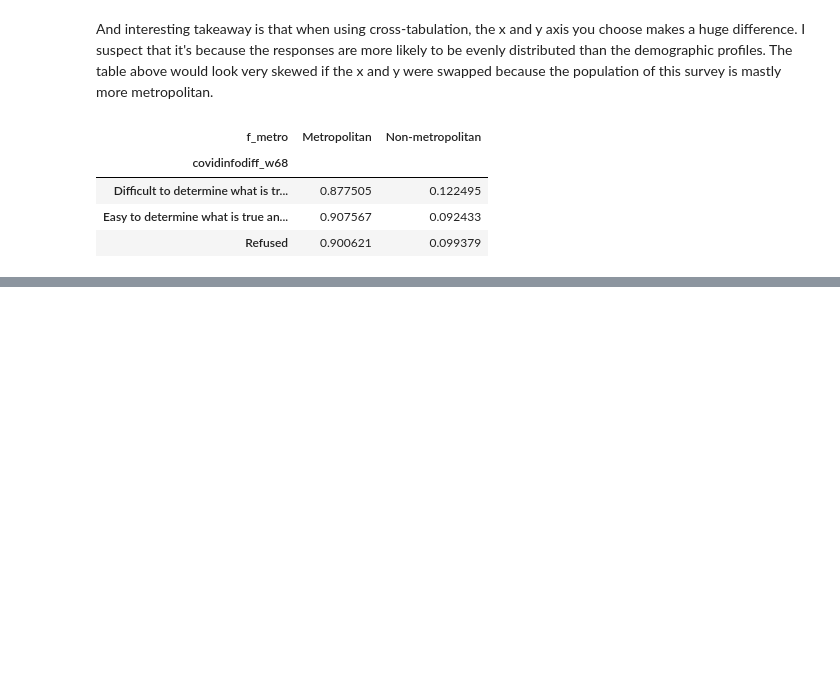
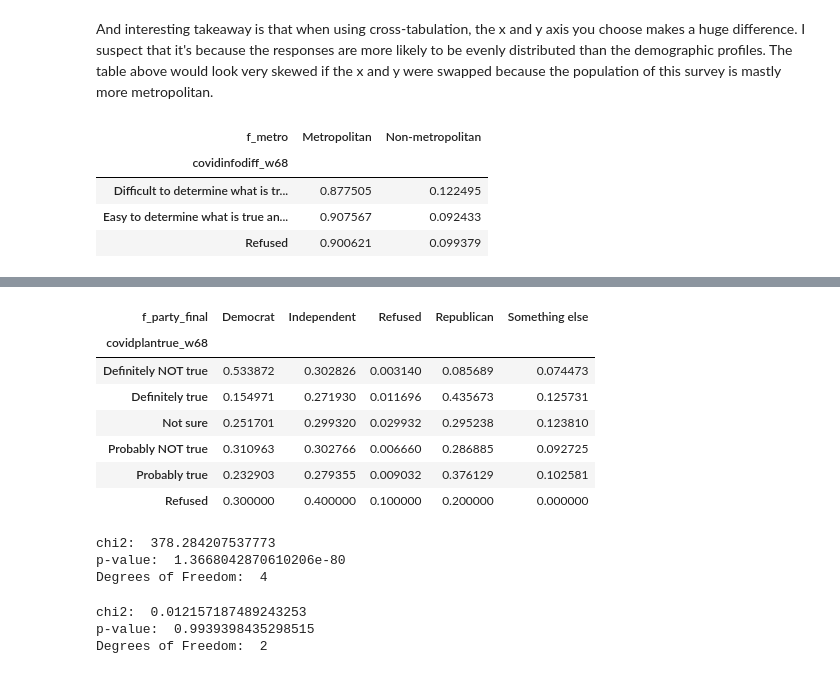
Before and after one commit to Adorism/pew_w68_media_literacy_insights, a Jupyter notebook: notebooks/eda.ipynb, the cells around one changed output, grey strips where cells are left out. Saved outputs shown, nothing was run; the diff lists cells and outputs as text; code cells hidden in the pictures; blank space fills up the shorter version.

```diff
--- a/notebooks/eda.ipynb
+++ b/notebooks/eda.ipynb
@@ -331,0 +344,12 @@ diff_metro
+# %%
+plan_party_norm = pd.crosstab([df68.covidplantrue_w68], [df68.f_party_final], normalize = 'index')
+plan_party_norm
+# %% [output]
+| f_party_final | Democrat | Independent | Refused | Republican | Something else |
+| covidplantrue_w68 |  |  |  |  |  |
+| Definitely NOT true | 0.533872 | 0.302826 | 0.003140 | 0.085689 | 0.074473 |
+| Definitely true | 0.154971 | 0.271930 | 0.011696 | 0.435673 | 0.125731 |
+| Not sure | 0.251701 | 0.299320 | 0.029932 | 0.295238 | 0.123810 |
+| Probably NOT true | 0.310963 | 0.302766 | 0.006660 | 0.286885 | 0.092725 |
+| Probably true | 0.232903 | 0.279355 | 0.009032 | 0.376129 | 0.102581 |
+| Refused | 0.300000 | 0.400000 | 0.100000 | 0.200000 | 0.000000 |
@@ -331,0 +359,8 @@ diff_metro
+# %%
+print('chi2: ', chi2)
+print('p-value: ', p)
+print('Degrees of Freedom: ', dof)
+# %% [output]
+chi2:  378.284207537773
+p-value:  1.3668042870610206e-80
+Degrees of Freedom:  4
@@ -331,0 +369,8 @@ diff_metro
+# %%
+print('chi2: ', chi2)
+print('p-value: ', p)
+print('Degrees of Freedom: ', dof)
+# %% [output]
+chi2:  0.012157187489243253
+p-value:  0.9939398435298515
+Degrees of Freedom:  2
```
Also changed, not shown: parts of 7 cells of this notebook, 4 other files.
